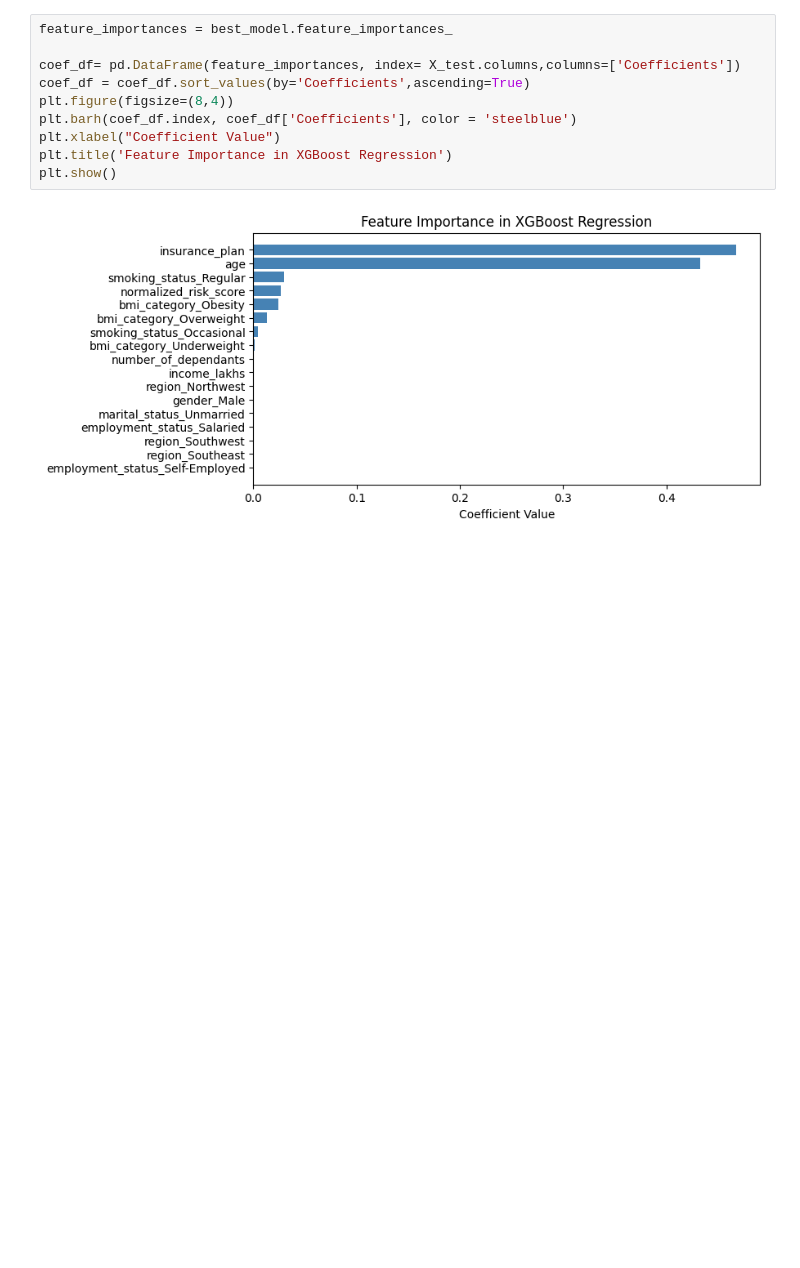
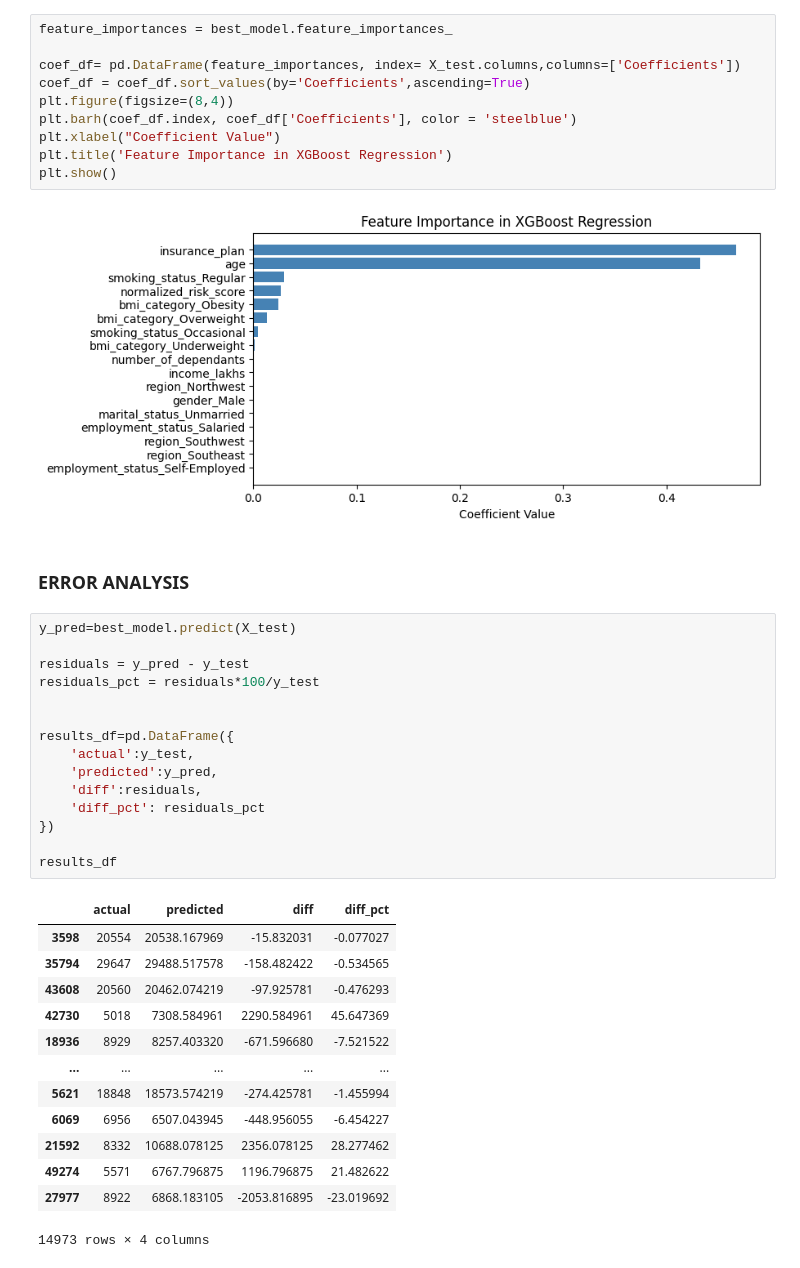
Before and after one commit to Hanishka-Kela/Healthcare-Premium-Prediction--Regression-, a Jupyter notebook: Data_resources/ml_prediction.ipynb, the cells around one changed output. Saved outputs shown, nothing was run; the diff lists cells and outputs as text; blank space fills up the shorter version.

```diff
--- a/Data_resources/ml_prediction.ipynb
+++ b/Data_resources/ml_prediction.ipynb
@@ -615,3 +615,34 @@ plt.title('Feature Importance in XGBoost Regression')
 plt.show()
 # %% [output]
 [figure]
+# %% [markdown]
+### ERROR ANALYSIS
+# %%
+y_pred=best_model.predict(X_test)
+
+residuals = y_pred - y_test
+residuals_pct = residuals*100/y_test
+
+
+results_df=pd.DataFrame({
+    'actual':y_test,
+    'predicted':y_pred,
+    'diff':residuals,
+    'diff_pct': residuals_pct
+})
+
+results_df
+# %% [output]
+|  | actual | predicted | diff | diff_pct |
+| 3598 | 20554 | 20538.167969 | -15.832031 | -0.077027 |
+| 35794 | 29647 | 29488.517578 | -158.482422 | -0.534565 |
+| 43608 | 20560 | 20462.074219 | -97.925781 | -0.476293 |
+| 42730 | 5018 | 7308.584961 | 2290.584961 | 45.647369 |
+| 18936 | 8929 | 8257.403320 | -671.596680 | -7.521522 |
+| ... | ... | ... | ... | ... |
+| 5621 | 18848 | 18573.574219 | -274.425781 | -1.455994 |
+| 6069 | 6956 | 6507.043945 | -448.956055 | -6.454227 |
+| 21592 | 8332 | 10688.078125 | 2356.078125 | 28.277462 |
+| 49274 | 5571 | 6767.796875 | 1196.796875 | 21.482622 |
+| 27977 | 8922 | 6868.183105 | -2053.816895 | -23.019692 |
+14973 rows × 4 columns
```
Also changed, not shown: parts of 4 cells of this notebook.
